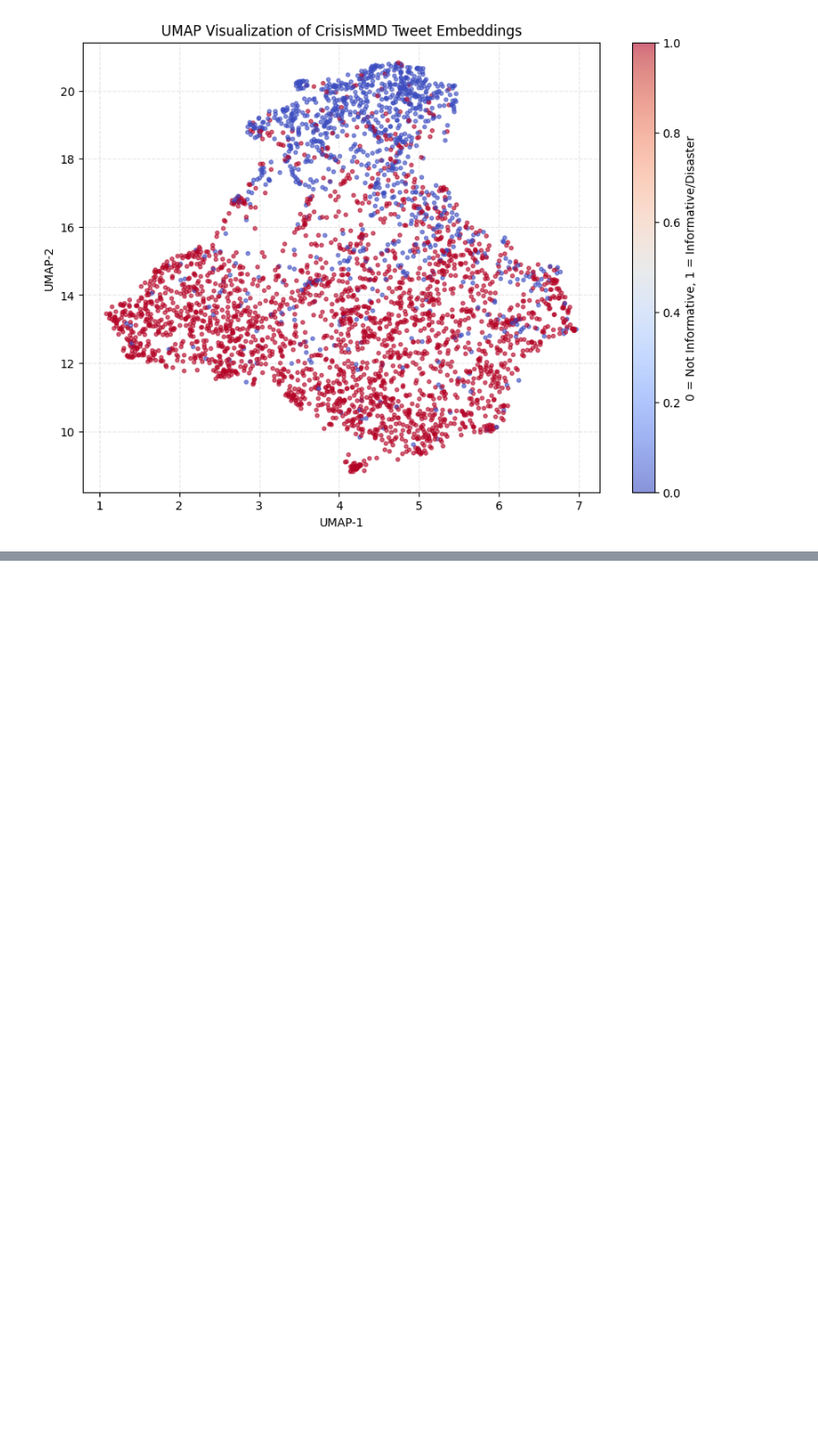
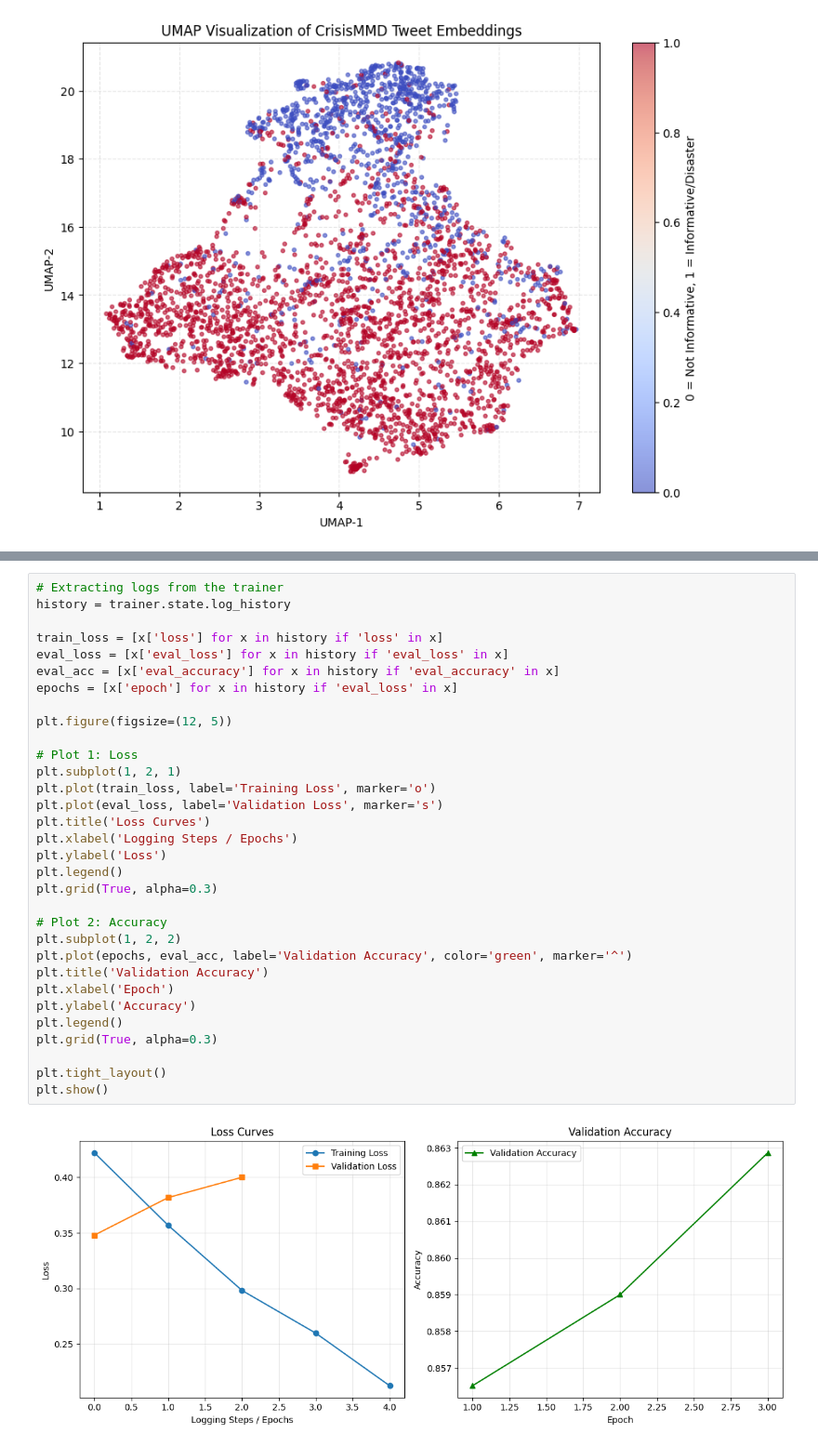
Before and after one commit to brian-w-zhang/Data-Science-Project, a Jupyter notebook: nlpmodel_crisismmd.ipynb, the cells around one changed output, grey strips where cells are left out. Shown at 93% size. Cells and saved outputs as stored; diff of their text form; blank space fills up the shorter version.

```diff
--- a/nlpmodel_crisismmd.ipynb
+++ b/nlpmodel_crisismmd.ipynb
@@ -302,0 +310,34 @@ Running UMAP reduction to 2D...
+# %%
+# Extracting logs from the trainer
+history = trainer.state.log_history
+
+train_loss = [x['loss'] for x in history if 'loss' in x]
+eval_loss = [x['eval_loss'] for x in history if 'eval_loss' in x]
+eval_acc = [x['eval_accuracy'] for x in history if 'eval_accuracy' in x]
+epochs = [x['epoch'] for x in history if 'eval_loss' in x]
+
+plt.figure(figsize=(12, 5))
+
+# Plot 1: Loss
+plt.subplot(1, 2, 1)
+plt.plot(train_loss, label='Training Loss', marker='o')
+plt.plot(eval_loss, label='Validation Loss', marker='s')
+plt.title('Loss Curves')
+plt.xlabel('Logging Steps / Epochs')
+plt.ylabel('Loss')
+plt.legend()
+plt.grid(True, alpha=0.3)
+
+# Plot 2: Accuracy
+plt.subplot(1, 2, 2)
+plt.plot(epochs, eval_acc, label='Validation Accuracy', color='green', marker='^')
+plt.title('Validation Accuracy')
+plt.xlabel('Epoch')
+plt.ylabel('Accuracy')
+plt.legend()
+plt.grid(True, alpha=0.3)
+
+plt.tight_layout()
+plt.show()
+# %% [output]
+[figure, added]
```
Also changed, not shown: parts of 4 cells of this notebook, 5 other files.
